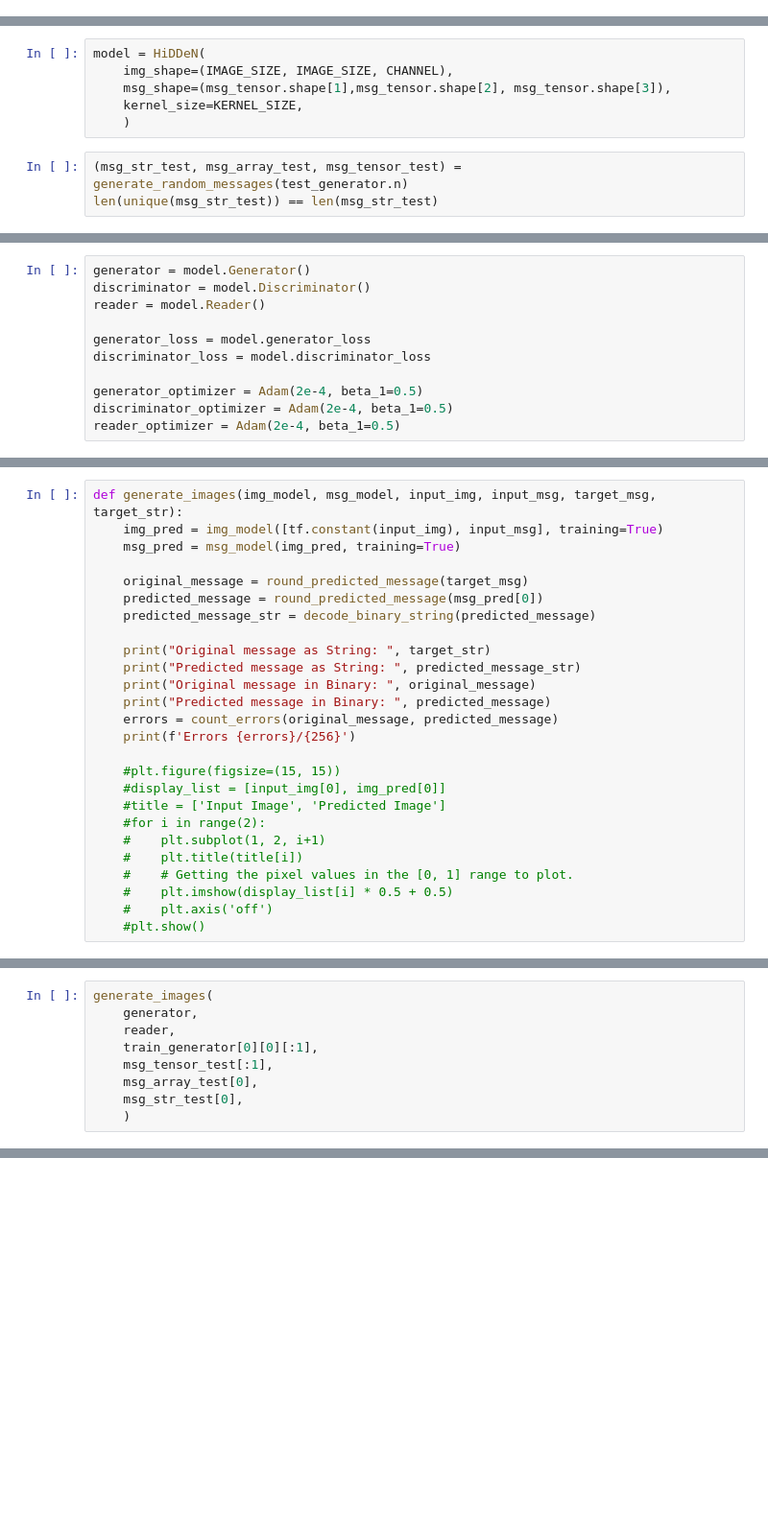
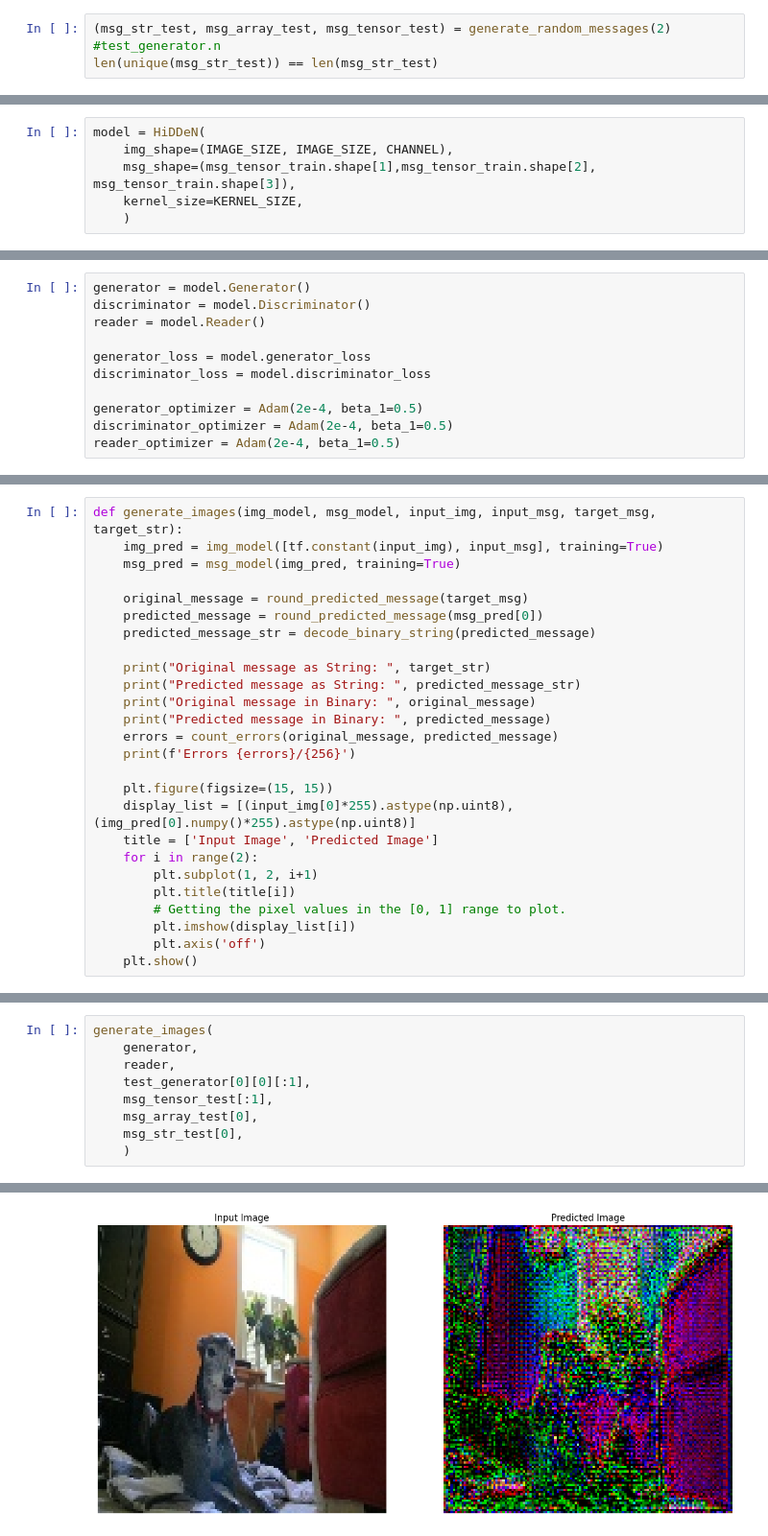
Before and after one commit to arthursrr/GhostSign, a Jupyter notebook: train.ipynb, the cells around one changed output, grey strips where cells are left out. Shown: that part at 96% size. Saved outputs shown, nothing was run; the diff lists cells and outputs as text; blank space fills up the shorter version.

Commit message:
ajust train notebook

```diff
--- a/train.ipynb
+++ b/train.ipynb
@@ -53,0 +120,3 @@ Found 4952 images belonging to 1 classes.
+# %%
+(msg_str_test, msg_array_test, msg_tensor_test) = generate_random_messages(2) #test_generator.n
+len(unique(msg_str_test)) == len(msg_str_test)
@@ -145,9 +146,6 @@ Message length: 256
 # %%
 model = HiDDeN(
 	img_shape=(IMAGE_SIZE, IMAGE_SIZE, CHANNEL),
-	msg_shape=(msg_tensor.shape[1],msg_tensor.shape[2], msg_tensor.shape[3]),
+	msg_shape=(msg_tensor_train.shape[1],msg_tensor_train.shape[2], msg_tensor_train.shape[3]),
 	kernel_size=KERNEL_SIZE,
 	)
-# %%
-(msg_str_test, msg_array_test, msg_tensor_test) = generate_random_messages(test_generator.n)
-len(unique(msg_str_test)) == len(msg_str_test)
@@ -194,13 +195,13 @@ def generate_images(img_model, msg_model, input_img, input_msg, target_msg, targ
     errors = count_errors(original_message, predicted_message)
     print(f'Errors {errors}/{256}')
 
-    #plt.figure(figsize=(15, 15))
-    #display_list = [input_img[0], img_pred[0]]
-    #title = ['Input Image', 'Predicted Image']
-    #for i in range(2):
-    #    plt.subplot(1, 2, i+1)
-    #    plt.title(title[i])
-    #    # Getting the pixel values in the [0, 1] range to plot.
-    #    plt.imshow(display_list[i] * 0.5 + 0.5)
-    #    plt.axis('off')
-    #plt.show()
+    plt.figure(figsize=(15, 15))
+    display_list = [(input_img[0]*255).astype(np.uint8), (img_pred[0].numpy()*255).astype(np.uint8)]
+    title = ['Input Image', 'Predicted Image']
+    for i in range(2):
+        plt.subplot(1, 2, i+1)
+        plt.title(title[i])
+        # Getting the pixel values in the [0, 1] range to plot.
+        plt.imshow(display_list[i])
+        plt.axis('off')
+    plt.show()
@@ -208,7 +211,7 @@ def generate_images(img_model, msg_model, input_img, input_msg, target_msg, targ
 generate_images(
     generator,
     reader,
-    train_generator[0][0][:1],
+    test_generator[0][0][:1],
     msg_tensor_test[:1],
     msg_array_test[0],
     msg_str_test[0],
@@ -222,3 +225,4 @@ Errors 113/256
+[figure, added]
 # %%
 @tf.function
 def train_step(input_image, input_msg, target_msg, step):
```
Also changed, not shown: parts of 21 cells of this notebook, 2 other files.
